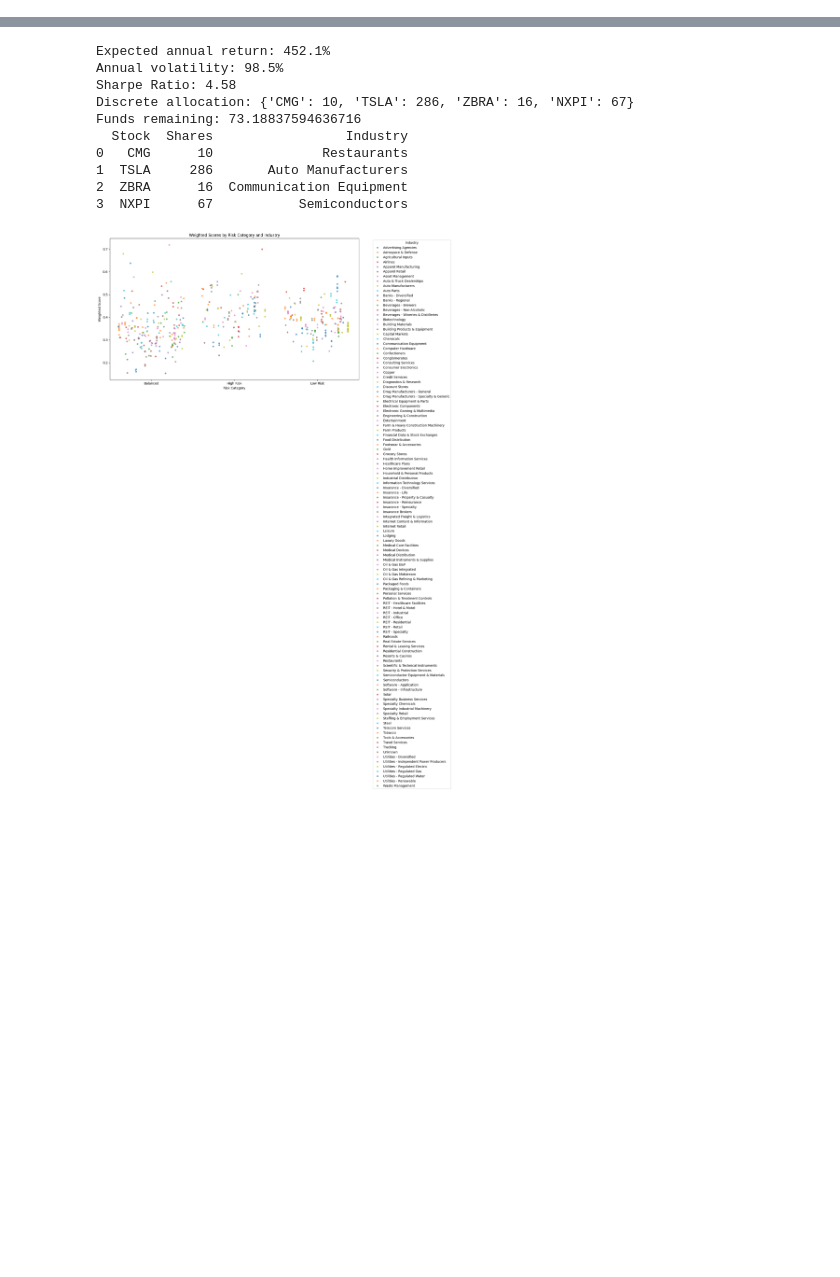
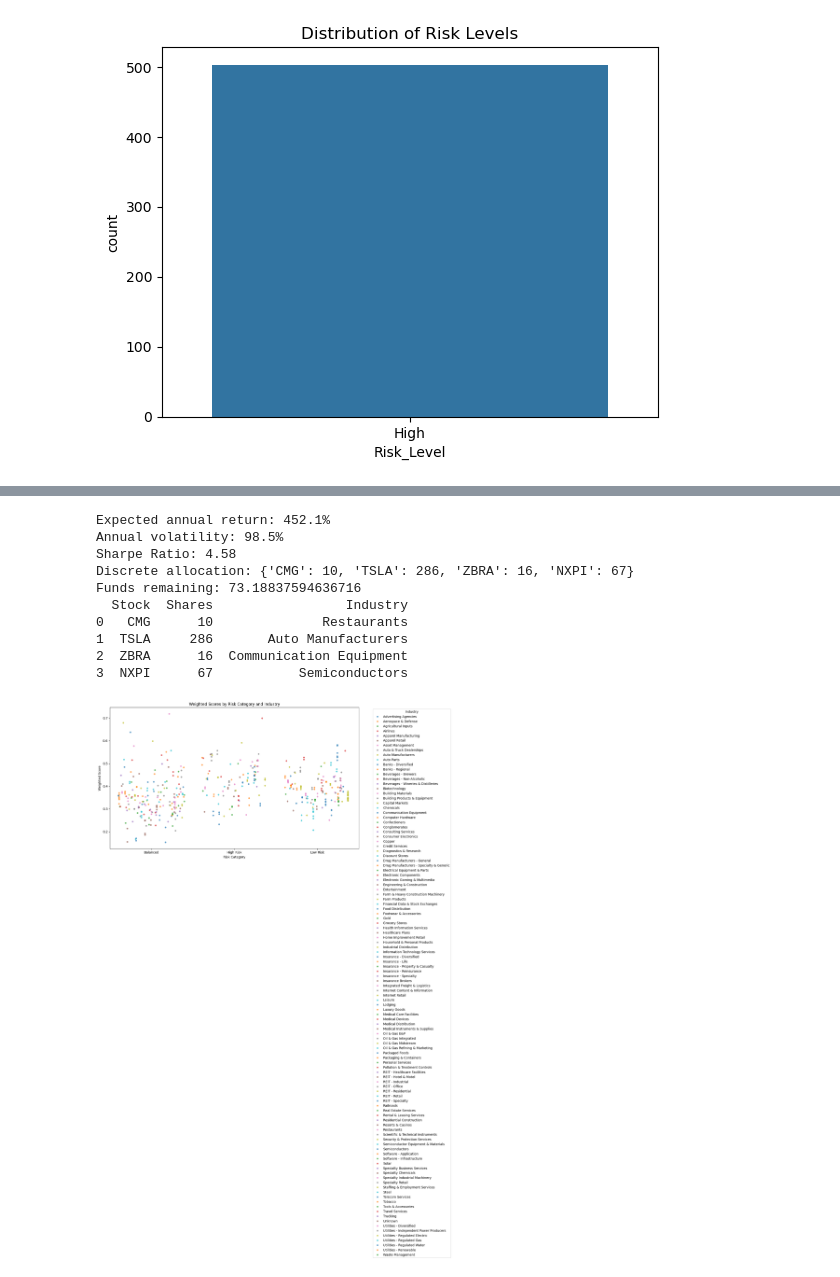
Before and after one commit to rsm-tiy020/Futuristic-Financial-Advisors-Repo, a Jupyter notebook: Cap.ipynb, the cells around one changed output, grey strips where cells are left out. Drawn from its saved outputs; the diff is of its cells as text; code cells hidden in the pictures; blank space fills up the shorter version.

Commit message:
Fetched additional data from Yahoo Finance; Currently working on the criteria for risk level classification

```diff
--- a/Cap.ipynb
+++ b/Cap.ipynb
@@ -4,0 +192,6 @@ import yfinance as yf
+# %%
+# Convert Market cap to millions
+df['Market_Cap'] = df['Market_Cap'] / 1000000
+# Change the column name from 'Market_Cap' to 'Market_Cap_Millions'
+df.rename(columns={'Market_Cap': 'Market_Cap (Millions)'}, inplace=True)
+df.head()
@@ -4,0 +230,21 @@ import yfinance as yf
+# %%
+# Function to classify stocks into risk levels based on defined criteria
+def classify_risk(row):
+    if (row['Volatility'] < 0.2 and
+        row['Beta'] < 0.9 and
+        row['Debt_to_Equity'] < 50 and
+        row['Earnings_Growth'] >= 0.15 and
+        row['PE_Ratio'] < 15):
+        return 'Low'
+    elif (0.2 <= row['Volatility'] < 0.35 and
+          0.9 <= row['Beta'] < 1.2 and
+          50 <= row['Debt_to_Equity'] < 200 and
+          0.05 <= row['Earnings_Growth'] < 0.15 and
+          15 <= row['PE_Ratio'] < 25):
+        return 'Medium'
+    else:
+        return 'High'
+# %%
+# Apply the classification function to each row
+df['Risk_Level'] = df.apply(classify_risk, axis=1)
+df.head()
@@ -4,0 +259,6 @@ import yfinance as yf
+# %%
+# Move the 'Risk_Level' column after the 'Stock' column
+cols = df.columns.tolist()
+cols = cols[:1] + cols[-1:] + cols[1:-1]
+df = df[cols]
+df.head()
@@ -4,0 +277,6 @@ import yfinance as yf
+# %%
+sns.countplot(data=df, x='Risk_Level')
+plt.title('Distribution of Risk Levels')
+plt.show()
+# %% [output]
+[figure, added]
```
Also changed, not shown: parts of 41 cells of this notebook, 1 other file.
